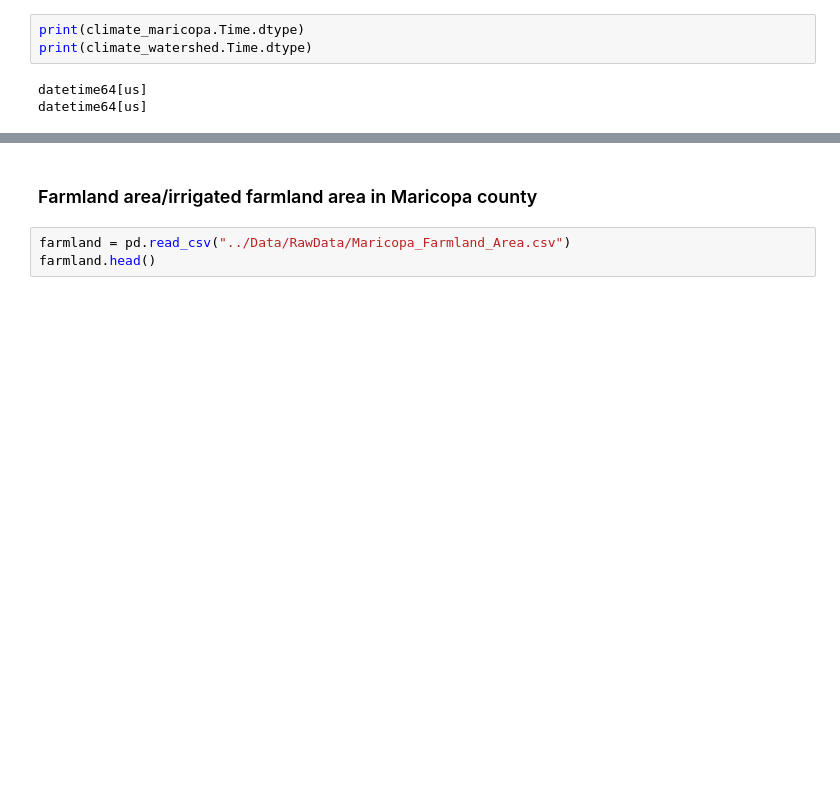
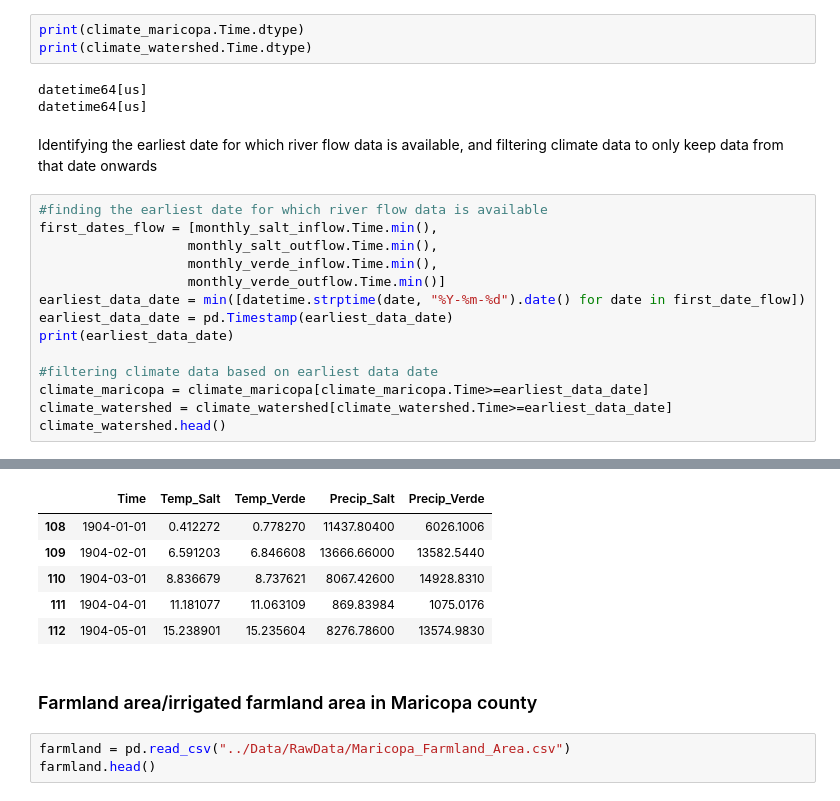
Before and after one commit to Erdos-Projects/summer26-water-use-sustainability, a Jupyter notebook: Code/01_Data_Cleaning.ipynb, the cells around one changed output, grey strips where cells are left out. Saved outputs shown, nothing was run; the diff lists cells and outputs as text; blank space fills up the shorter version.

```diff
--- a/Code/01_Data_Cleaning.ipynb
+++ b/Code/01_Data_Cleaning.ipynb
@@ -240,3 +242,20 @@ print(climate_watershed.Time.dtype)
 # %% [output]
 datetime64[us]
 datetime64[us]
+# %% [markdown]
+Identifying the earliest date for which river flow data is available, and filtering climate data to only keep data from that date onwards
+# %%
+#finding the earliest date for which river flow data is available
+first_dates_flow = [monthly_salt_inflow.Time.min(),
+                   monthly_salt_outflow.Time.min(),
+                   monthly_verde_inflow.Time.min(),
+                   monthly_verde_outflow.Time.min()]
+earliest_data_date = min([datetime.strptime(date, "%Y-%m-%d").date() for date in first_date_flow])
+earliest_data_date = pd.Timestamp(earliest_data_date)
+print(earliest_data_date)
+
+#filtering climate data based on earliest data date
+climate_maricopa = climate_maricopa[climate_maricopa.Time>=earliest_data_date]
+climate_watershed = climate_watershed[climate_watershed.Time>=earliest_data_date]
+climate_watershed.head()
+# %% [output]
@@ -243,3 +263,9 @@ datetime64[us]
+|  | Time | Temp_Salt | Temp_Verde | Precip_Salt | Precip_Verde |
+| 108 | 1904-01-01 | 0.412272 | 0.778270 | 11437.80400 | 6026.1006 |
+| 109 | 1904-02-01 | 6.591203 | 6.846608 | 13666.66000 | 13582.5440 |
+| 110 | 1904-03-01 | 8.836679 | 8.737621 | 8067.42600 | 14928.8310 |
+| 111 | 1904-04-01 | 11.181077 | 11.063109 | 869.83984 | 1075.0176 |
+| 112 | 1904-05-01 | 15.238901 | 15.235604 | 8276.78600 | 13574.9830 |
 # %% [markdown]
 ### Farmland area/irrigated farmland area in Maricopa county
 # %%
```
Also changed, not shown: parts of 14 cells of this notebook, 3 other files.
